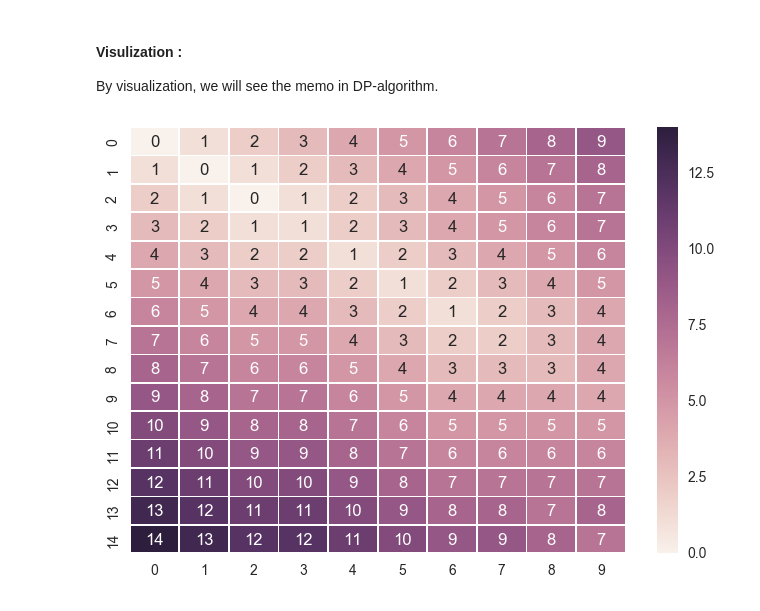
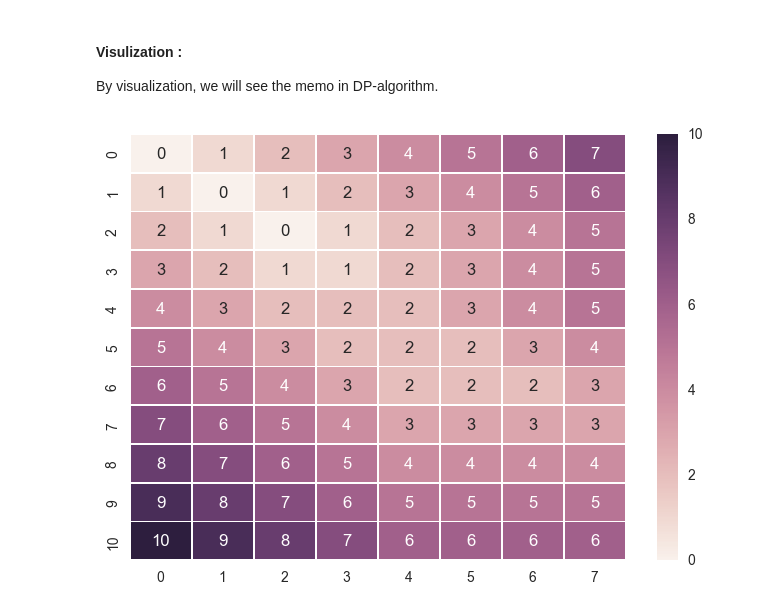
Before and after one commit to KentChun33333/blog, a Jupyter notebook: notebook/Glance-03-EditDistance.ipynb, the cells around one changed output. Drawn from its saved outputs; the diff is of its cells as text; code cells hidden in the pictures.

```diff
--- a/notebook/Glance-03-EditDistance.ipynb
+++ b/notebook/Glance-03-EditDistance.ipynb
@@ -68,14 +68,14 @@ def plot_memo(memo):
 
 By visualization, we will see the memo in DP-algorithm.
 # %%
-x = 'aaWF341324ddfa'
-y = 'aaDF345fa'
+x = '1123112345'
+y = '1111111'
 
 # exec & plot
 edit_distance = ED(x,y, plot_memo)
 
 # validate
 import editdistance # this is another implementation
 assert int(editdistance.eval(x,y))==int(edit_distance)
 # %% [output]
-[figure, old version]
+[figure, new version]
```
Also changed, not shown: 4 other files.
